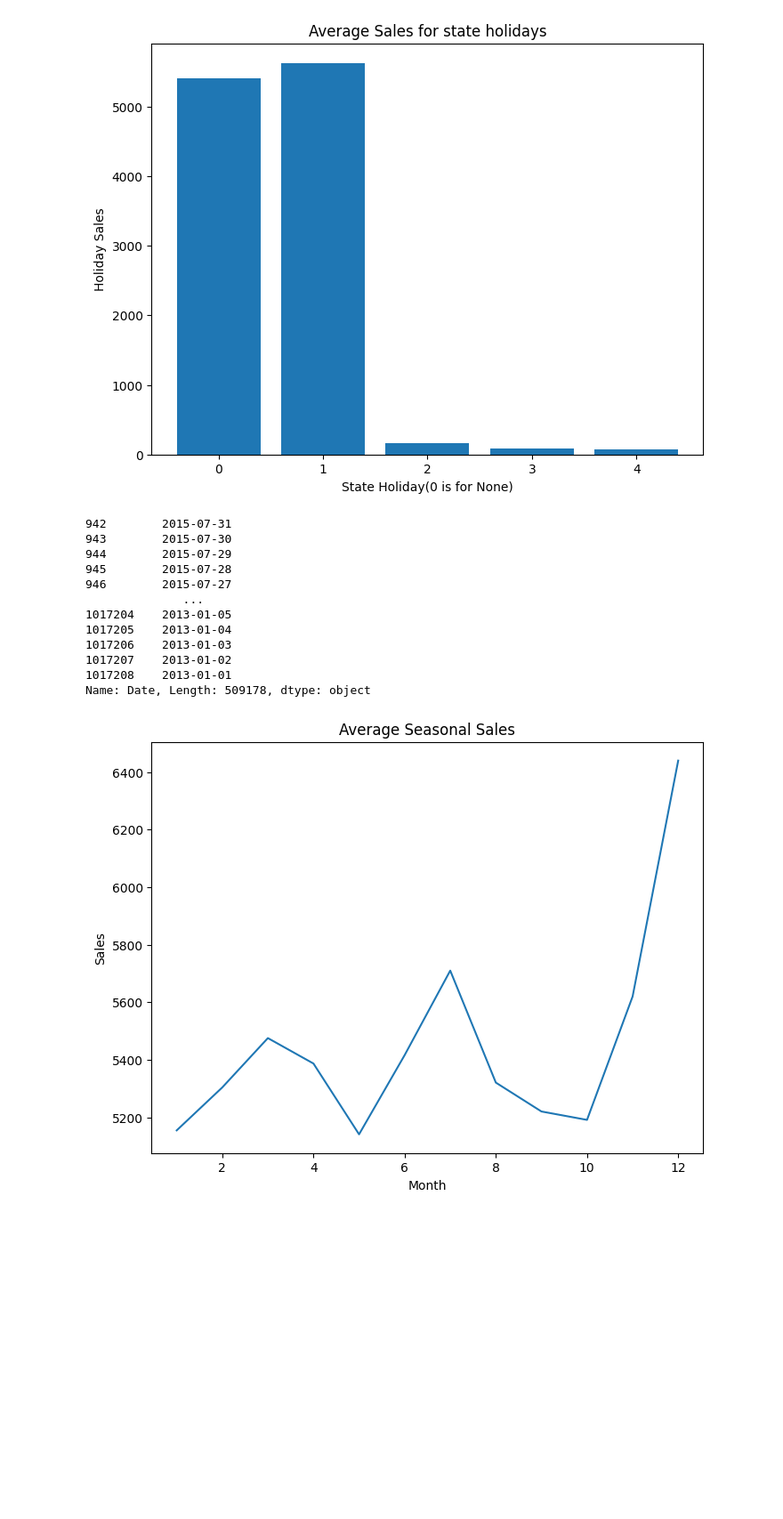
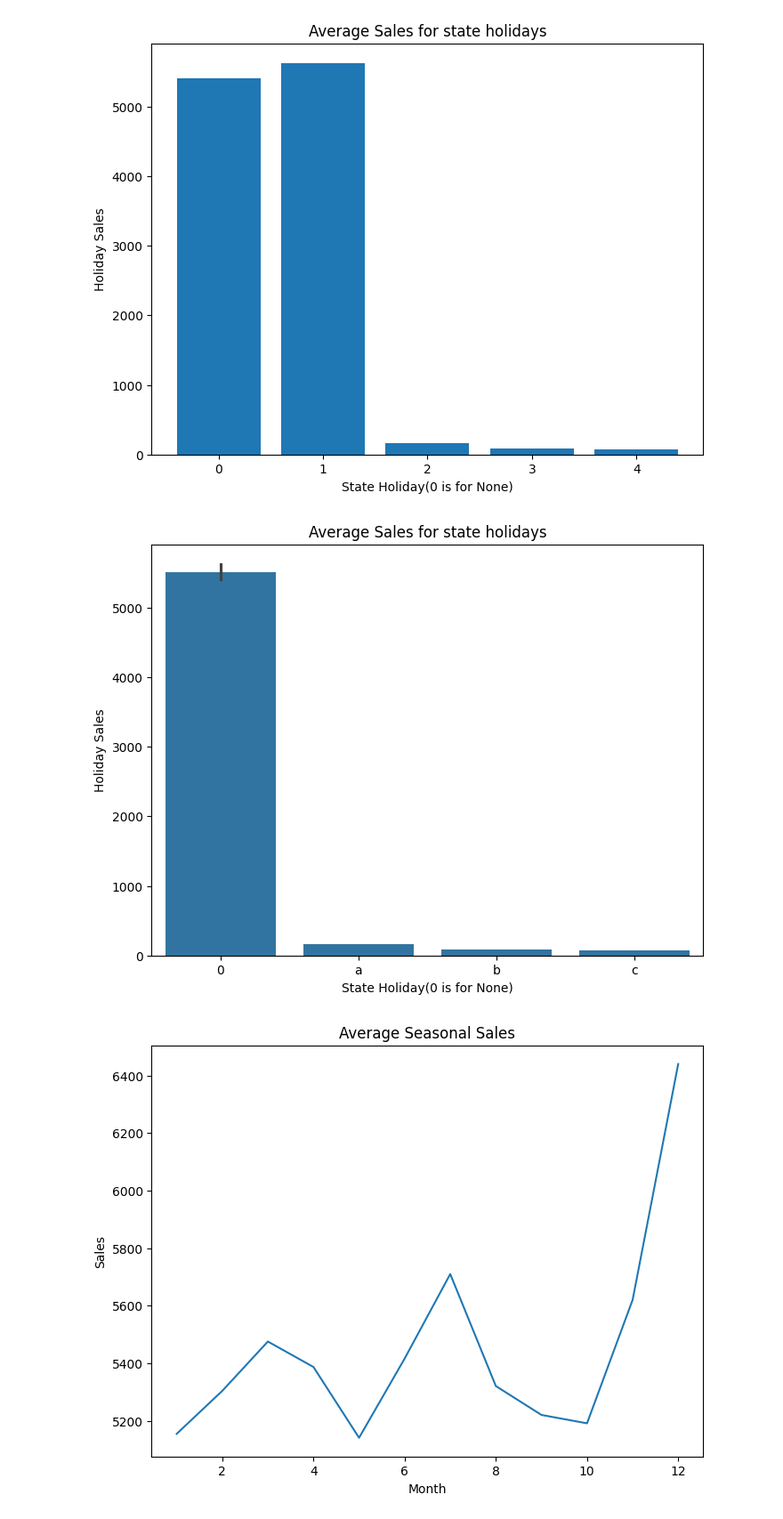
Before and after one commit to abrehamashebir/modeling-rossman-store-sales, a Jupyter notebook: notebooks/train_test.ipynb, the cells around one changed output. Shown at 89% size. Cells and saved outputs as stored; diff of their text form; code cells hidden in the pictures; blank space fills up the shorter version.

```diff
--- a/notebooks/train_test.ipynb
+++ b/notebooks/train_test.ipynb
@@ -340,21 +333,17 @@ plt.ylabel('Holiday Sales')
 plt.show()
 # %% [output]
 [figure]
-# %%
-train['Date']
-# %% [output]
-942        2015-07-31
-943        2015-07-30
-944        2015-07-29
-945        2015-07-28
-946        2015-07-27
-              ...
-1017204    2013-01-05
-1017205    2013-01-04
-1017206    2013-01-03
-1017207    2013-01-02
-1017208    2013-01-01
-Name: Date, Length: 509178, dtype: object
+# %%
+holiday_sales['StateHoliday'] = holiday_sales['StateHoliday'].astype('category')
+
+plt.figure(figsize=(8,6))
+sns.barplot(data =holiday_sales, x='StateHoliday',y='Sales')
+plt.title('Average Sales for state holidays')
+plt.xlabel('State Holiday(0 is for None)')
+plt.ylabel('Holiday Sales')
+plt.show()
+# %% [output]
+[figure, added]
 # %%
 train['Date'] = pd.to_datetime(train['Date'])
 train['Month'] = train['Date'].dt.month
```
Also changed, not shown: parts of 37 cells of this notebook, 1 other file.
